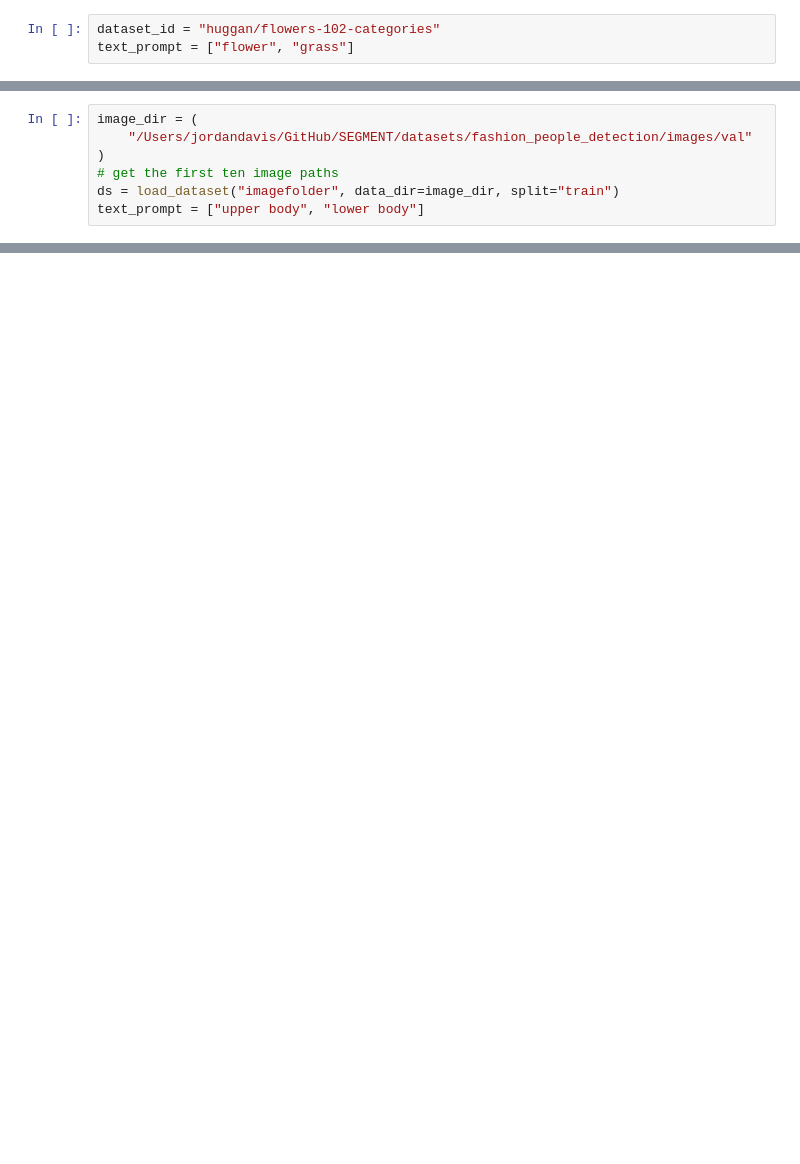
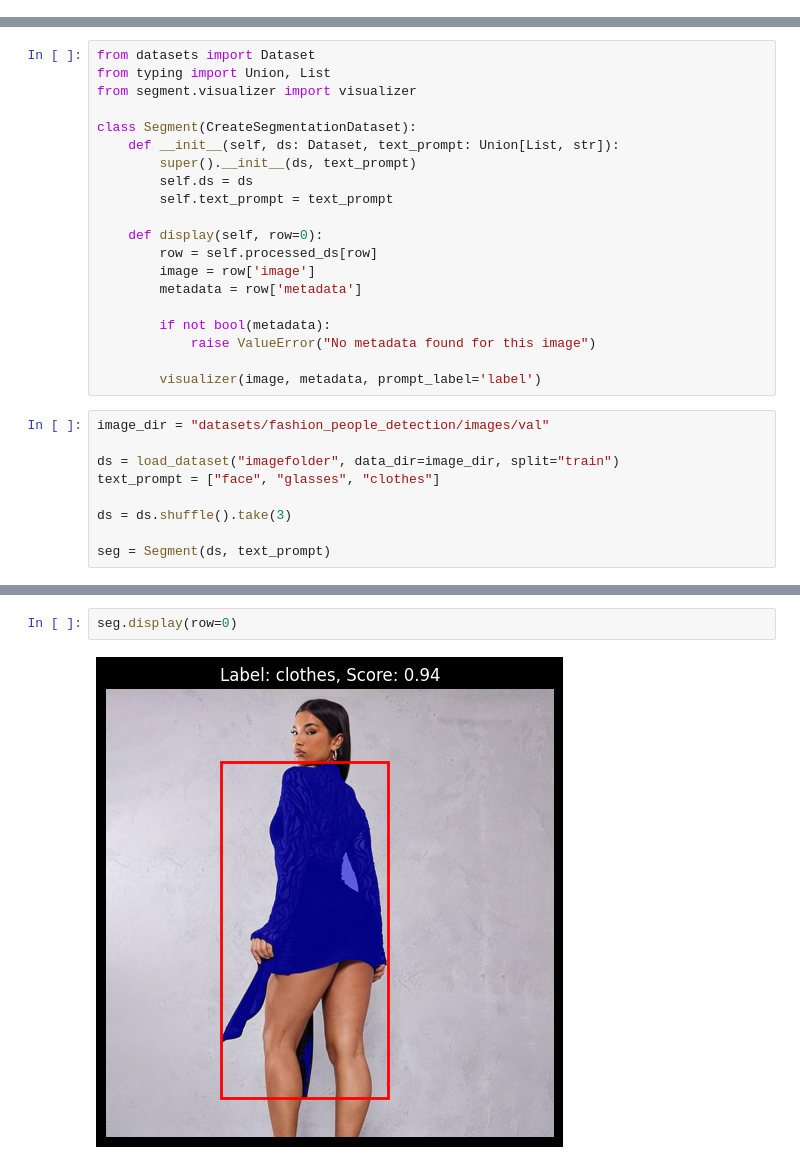
Before and after one commit to MnLgt/ImagenHeap, a Jupyter notebook: use_segment.ipynb, the cells around one changed output, grey strips where cells are left out. Cells and saved outputs as stored; diff of their text form; blank space fills up the shorter version.

```diff
--- a/use_segment.ipynb
+++ b/use_segment.ipynb
@@ -10,3 +0,0 @@ from pathlib import Path
-# %%
-dataset_id = "huggan/flowers-102-categories"
-text_prompt = ["flower", "grass"]
@@ -17,7 +51,29 @@ text_prompt = ["flower", "grass"]
+# %%
+from datasets import Dataset
+from typing import Union, List
+from segment.visualizer import visualizer
+
+class Segment(CreateSegmentationDataset):
+    def __init__(self, ds: Dataset, text_prompt: Union[List, str]):
+        super().__init__(ds, text_prompt)
+        self.ds = ds
+        self.text_prompt = text_prompt
+
+    def display(self, row=0):
+        row = self.processed_ds[row]
+        image = row['image']
+        metadata = row['metadata']
+
+        if not bool(metadata):
+            raise ValueError("No metadata found for this image")
+
+        visualizer(image, metadata, prompt_label='label')
 # %%
-image_dir = (
-    "/Users/jordandavis/GitHub/SEGMENT/datasets/fashion_people_detection/images/val"
-)
-# get the first ten image paths
+image_dir = "datasets/fashion_people_detection/images/val"
+
 ds = load_dataset("imagefolder", data_dir=image_dir, split="train")
-text_prompt = ["upper body", "lower body"]
+text_prompt = ["face", "glasses", "clothes"]
+
+ds = ds.shuffle().take(3)
+
+seg = Segment(ds, text_prompt)
@@ -28,0 +86,4 @@ p.process()
+# %%
+seg.display(row=0)
+# %% [output]
+[figure, added]
```
Also changed, not shown: parts of 9 cells of this notebook, 8 other files.
